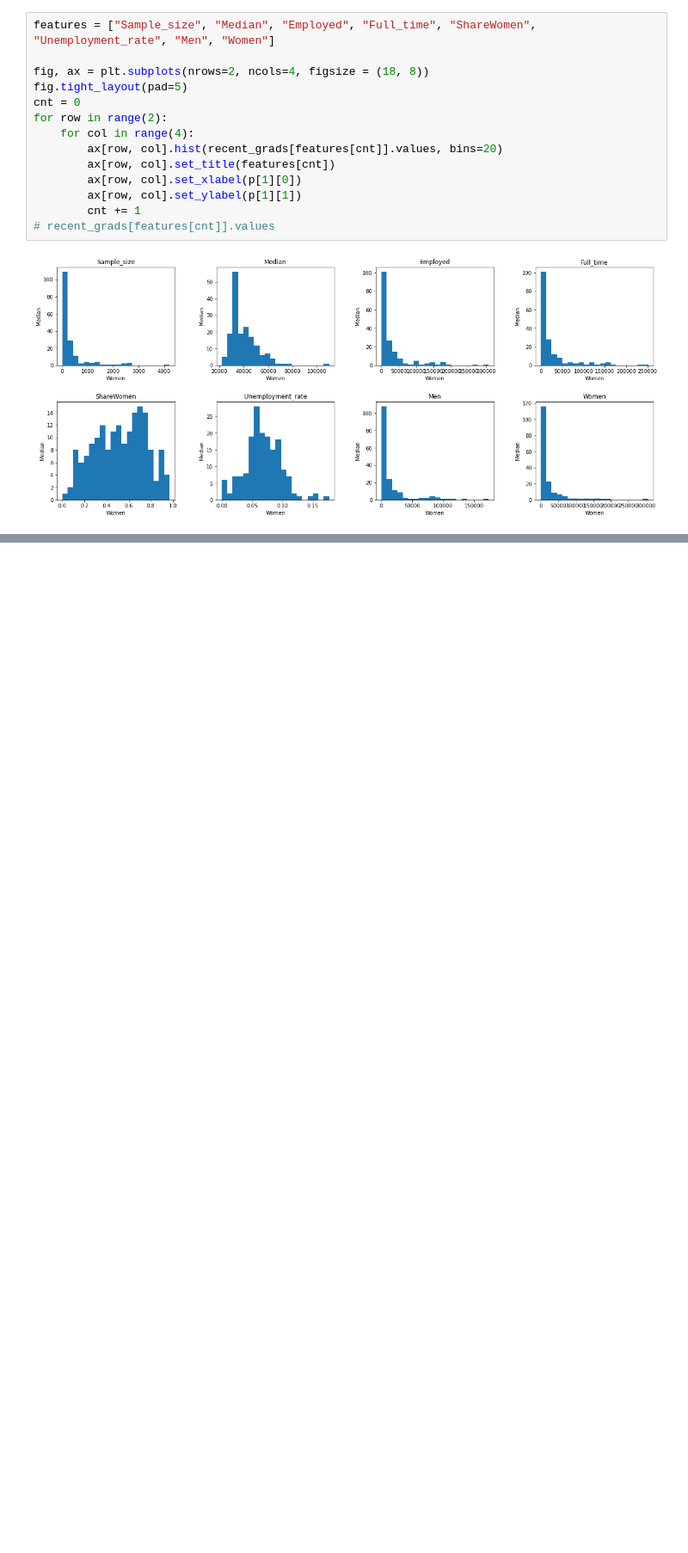
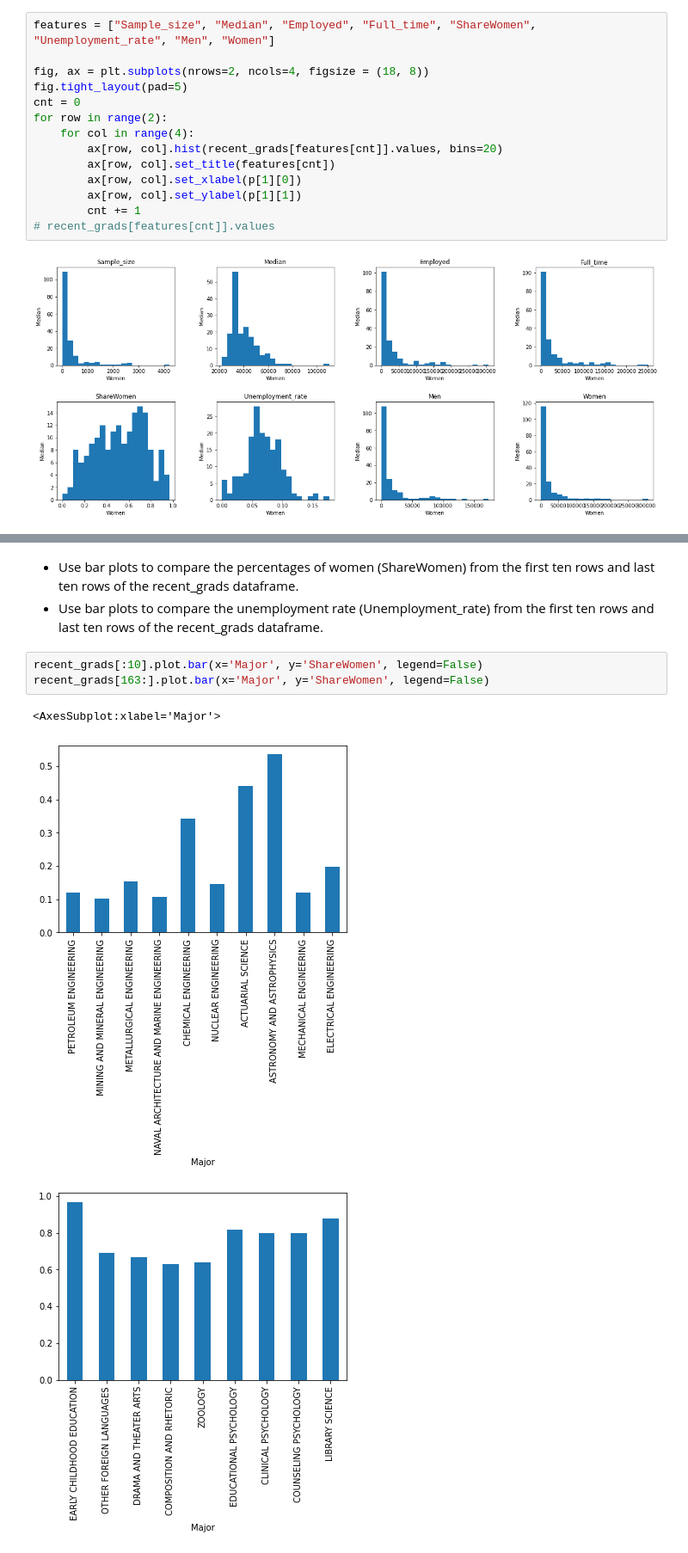
Before and after one commit to khoin-byte/dataquest-guided-projects, a Jupyter notebook: Visualizing_Earnings_Based_On_College_Majors/Basics.ipynb, the cells around one changed output, grey strips where cells are left out. Shown at 86% size. Drawn from its saved outputs; the diff is of its cells as text; blank space fills up the shorter version.

```diff
--- a/Visualizing_Earnings_Based_On_College_Majors/Basics.ipynb
+++ b/Visualizing_Earnings_Based_On_College_Majors/Basics.ipynb
@@ -223,0 +269,10 @@ for row in range(2):
+# %% [markdown]
+* Use bar plots to compare the percentages of women (ShareWomen) from the first ten rows and last ten rows of the recent_grads dataframe.
+* Use bar plots to compare the unemployment rate (Unemployment_rate) from the first ten rows and last ten rows of the recent_grads dataframe.
+# %%
+recent_grads[:10].plot.bar(x='Major', y='ShareWomen', legend=False)
+recent_grads[163:].plot.bar(x='Major', y='ShareWomen', legend=False)
+# %% [output]
+<AxesSubplot:xlabel='Major'>
+[figure, added]
+[figure, added]
```
Also changed, not shown: parts of 9 cells of this notebook.
